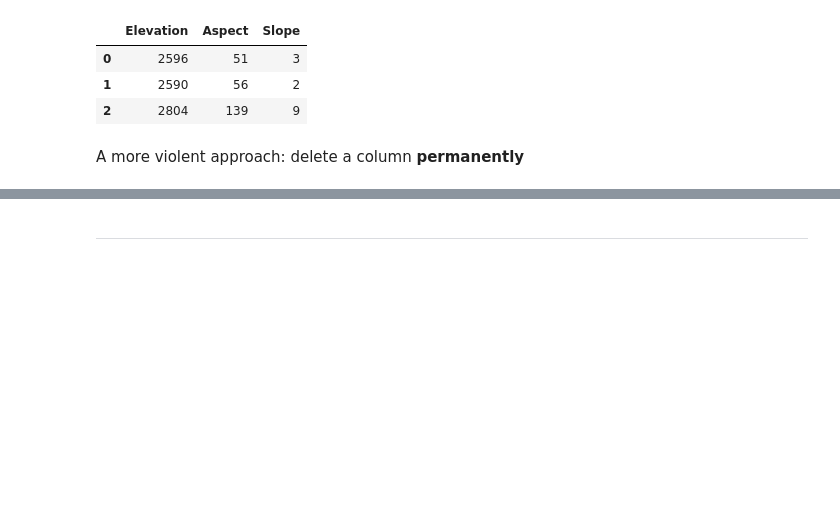
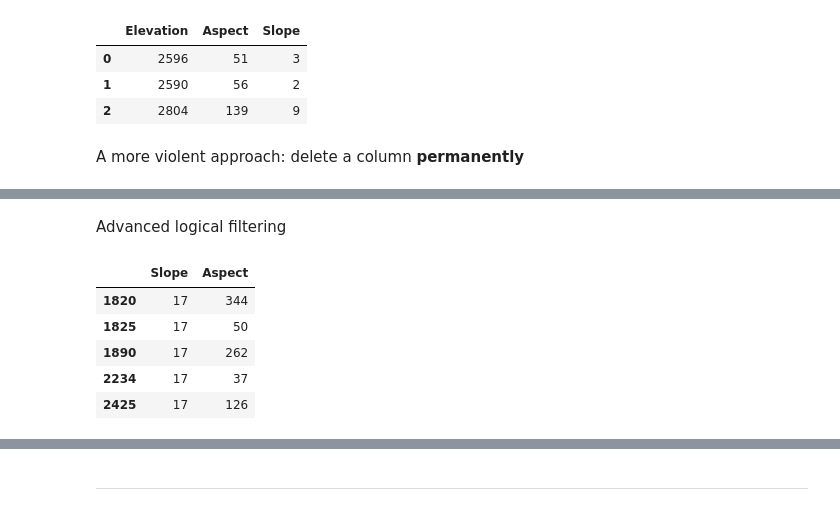
Before and after one commit to hpcit/lectures, a Jupyter notebook: pydata/06_dataframes.ipynb, the cells around one changed output, grey strips where cells are left out. Cells and saved outputs as stored; diff of their text form; code cells hidden in the pictures; blank space fills up the shorter version.

```diff
--- a/pydata/06_dataframes.ipynb
+++ b/pydata/06_dataframes.ipynb
@@ -292,0 +327,14 @@ del A['new_col1']
+# %% [markdown]
+Advanced logical filtering
+# %%
+# use multiple conditions
+condition = (A.Elevation < 2400) & (A.Slope == 17)
+cols = ['Slope', 'Aspect']
+A[condition][cols].head()
+# %% [output]
+|  | Slope | Aspect |
+| 1820 | 17 | 344 |
+| 1825 | 17 | 50 |
+| 1890 | 17 | 262 |
+| 2234 | 17 | 37 |
+| 2425 | 17 | 126 |
```
Also changed, not shown: parts of 38 cells of this notebook.
